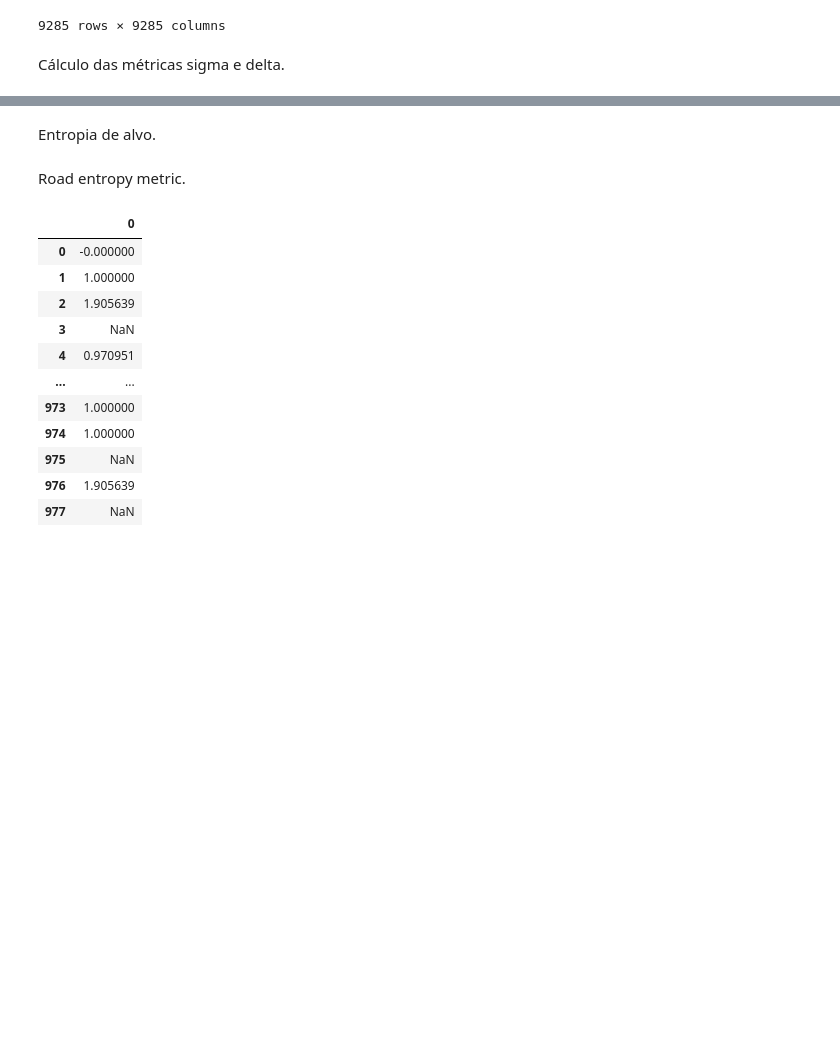
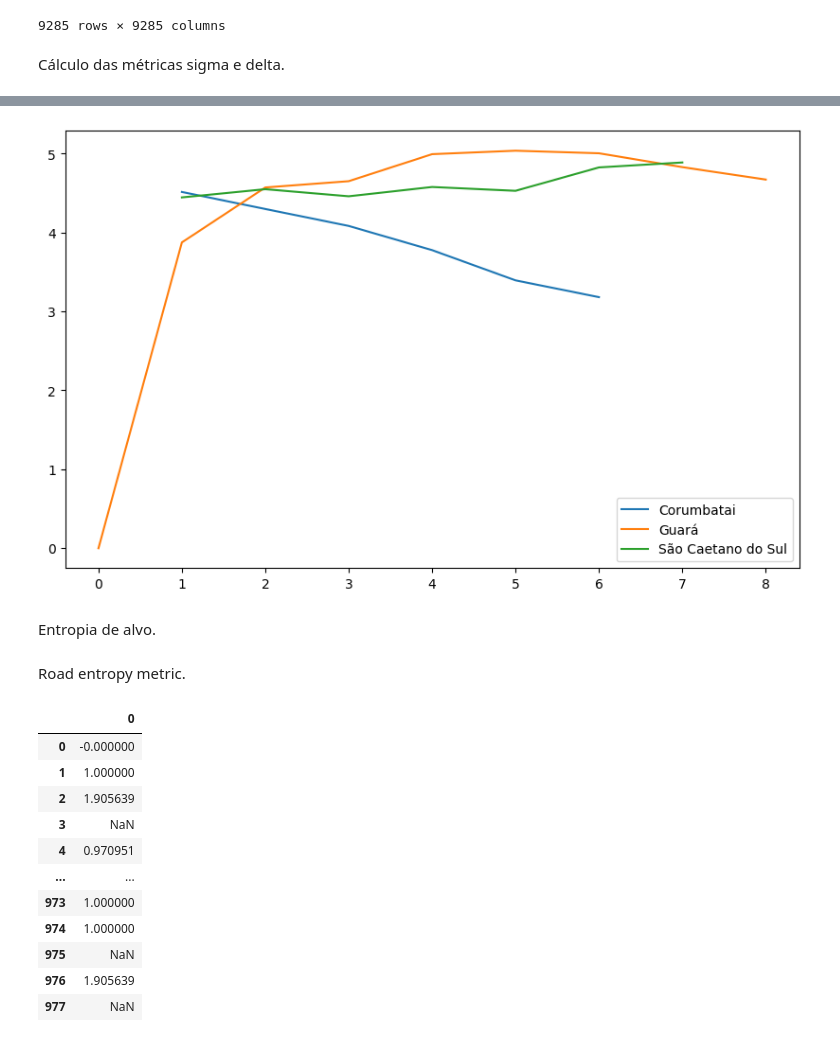
Before and after one commit to lucianoacsilva/complex-networks-2021, a Jupyter notebook: final_assessment/final_assessment.ipynb, the cells around one changed output, grey strips where cells are left out. Cells and saved outputs as stored; diff of their text form; code cells hidden in the pictures; blank space fills up the shorter version.

```diff
--- a/final_assessment/final_assessment.ipynb
+++ b/final_assessment/final_assessment.ipynb
@@ -367,3 +369,12 @@ GER_guara = generate_er(guara_dual.number_of_nodes(), medidas_guara[0])
 GER_sao_caetano = generate_er(sao_caetano_dual.number_of_nodes(), medidas_sao_caetano[0])
 # %% [markdown]
 Cálculo para SI das redes aleatórias.
+# %%
+GER_corumbatai_sf = search_information(
+    sp = dict(nx.shortest_path(GER_corumbatai)),
+    adjacency = nx.adjacency_matrix(GER_corumbatai).todense(),
+    has_memory=True
+)
+
+GER_corumbatai_sf_df = pd.DataFrame(GER_corumbatai_sf)
+GER_corumbatai_sf_df
@@ -479,11 +562,16 @@ avg_ai_deg_er = average_access_information_by_degree(GER_sf_df, GER)
 # %%
 # Plot the ratio between the average acess information between corumbatai and ER versus degree
 import matplotlib.pyplot as plt
 
 plt.figure(figsize=(10, 6))
-plt.plot(avg_ai_deg_corumbatai/avg_ai_deg_er[0: len(avg_ai_deg_corumbatai)], label="Corumbatai")
+plt.plot(avg_ai_deg_corumbatai/avg_ai_deg_er_corumbatai[0: min(len(avg_ai_deg_corumbatai), len(avg_ai_deg_er_corumbatai))], label="Corumbatai")
+plt.plot(avg_ai_deg_guara/avg_ai_deg_er_guara[0: min(len(avg_ai_deg_guara), len(avg_ai_deg_er_guara))], label="Guará")
+plt.plot(avg_ai_deg_sao_caetano/avg_ai_deg_er_sao_caetano[0: min(len(avg_ai_deg_sao_caetano), len(avg_ai_deg_er_sao_caetano))], label="São Caetano do Sul")
+
 plt.legend()
 plt.show()
+# %% [output]
+[figure, added]
 # %% [markdown]
 Entropia de alvo.
 # %%
```
Also changed, not shown: parts of 19 cells of this notebook.
